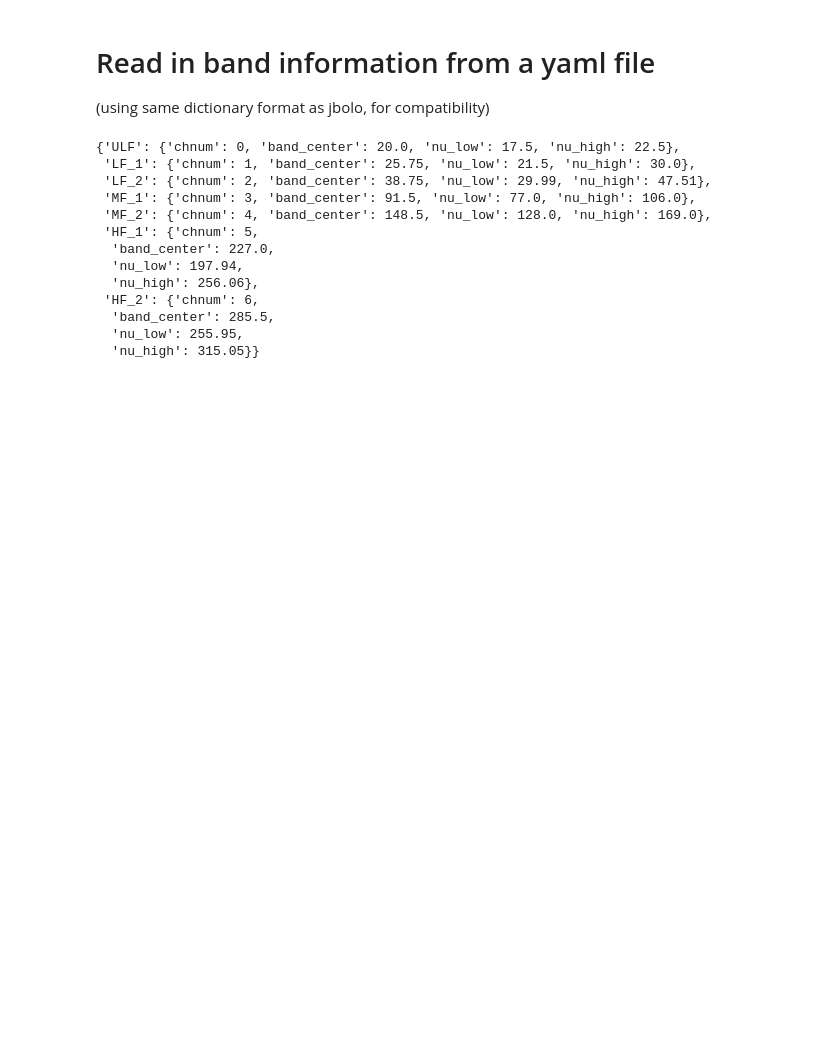
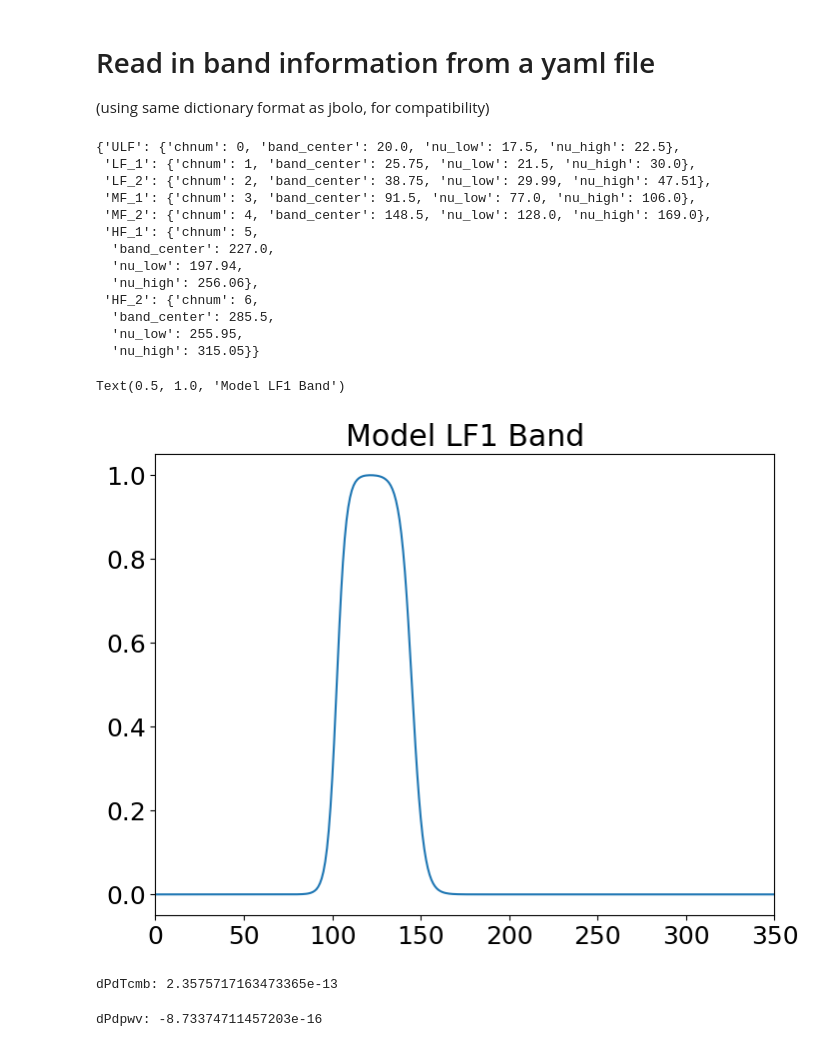
Before and after one commit to JohnRuhl/Atmos_pwv_flucts, a Jupyter notebook: Atmos_pwv_flucts.ipynb, the cells around one changed output. Saved outputs shown, nothing was run; the diff lists cells and outputs as text; code cells hidden in the pictures; blank space fills up the shorter version.

Commit message:
new definitions in .py and new visualization in .ipy

```diff
--- a/Atmos_pwv_flucts.ipynb
+++ b/Atmos_pwv_flucts.ipynb
@@ -78,3 +79,21 @@ sim['channels']
   'band_center': 285.5,
   'nu_low': 255.95,
   'nu_high': 315.05}}
+# %%
+dnu= sim['channels']['LF_1']['nu_high']-sim['channels']['LF_1']['nu_low']
+model1=logistic_bandmodel(atmos['Pole'][300][0], sim['channels']['LF_1']['band_center'], dnu, 2, 0.7)
+
+plt.plot(model1)
+plt.xlim(0,350)
+plt.title('Model LF1 Band')
+# %% [output]
+Text(0.5, 1.0, 'Model LF1 Band')
+[figure, added]
+# %%
+print('dPdTcmb:', calc_dPdTcmb(atmos['Pole'][300][0], atmos['Pole'][400][0], sim['channels']['LF_1']['band_center'], dnu, 2, 0.7, 2))
+# %% [output]
+dPdTcmb: 2.3575717163473365e-13
+# %%
+print('dPdpwv:', calc_dPdpwv(atmos['Pole'][300][0], atmos['Pole'][400][0], atmos['Pole'][300][2], atmos['Pole'][400][2], sim['channels']['LF_1']['band_center'], dnu, 2, 0.7, 2))
+# %% [output]
+dPdpwv: -8.73374711457203e-16
```
Also changed, not shown: parts of 4 cells of this notebook, 1 other file.
